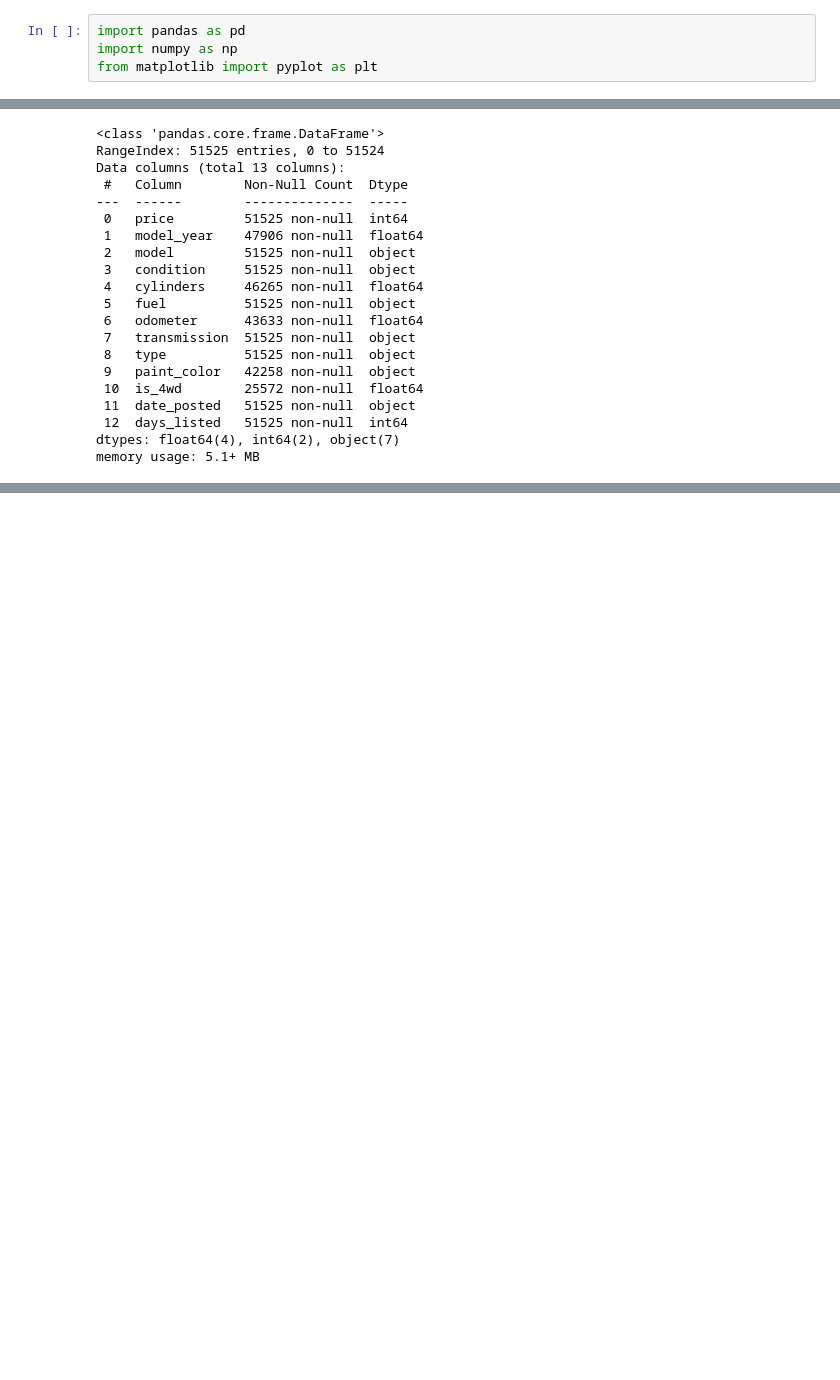
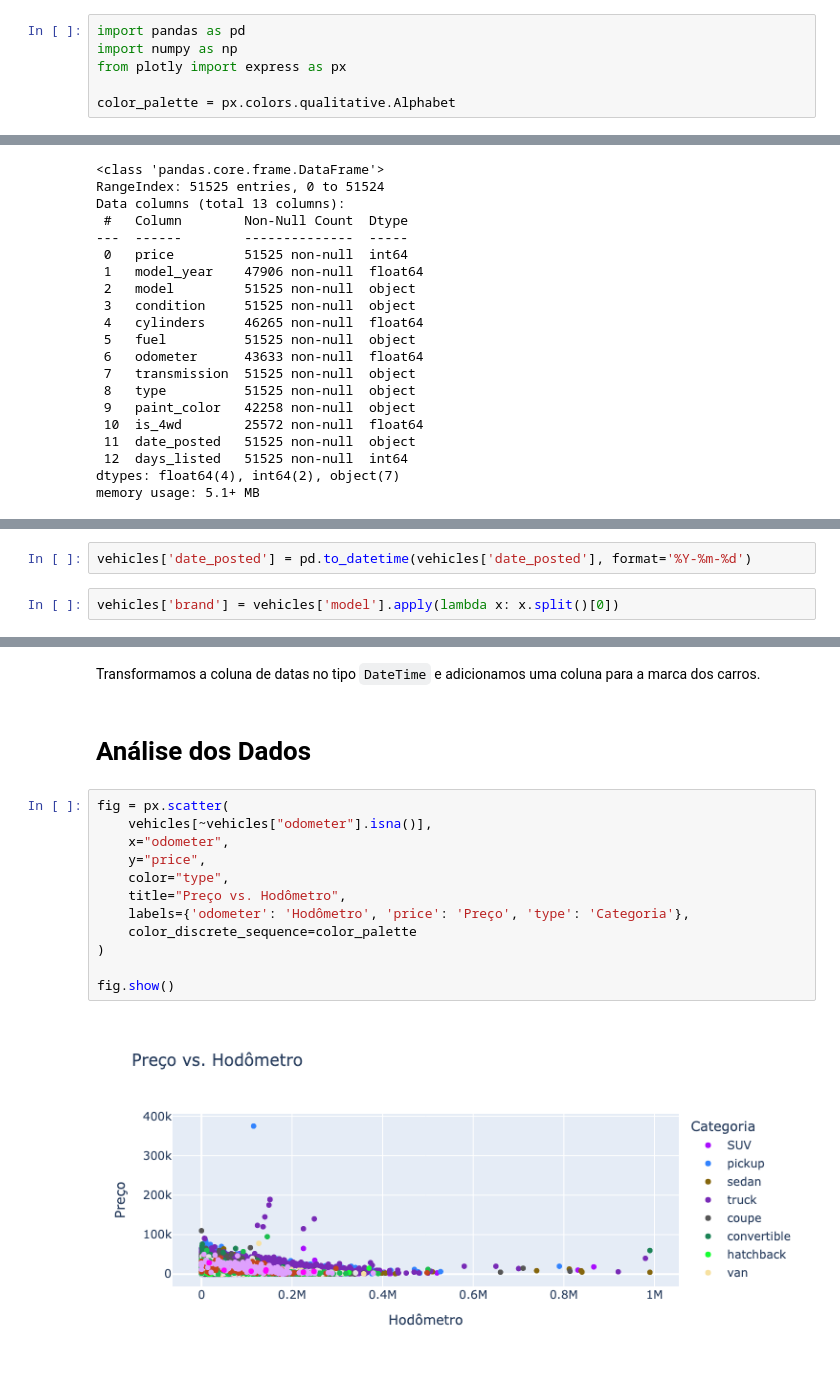
Before and after one commit to gabriel05lemos/Projeto5_Tripleten, a Jupyter notebook: notebooks/EDA.ipynb, the cells around one changed output, grey strips where cells are left out. Saved outputs shown, nothing was run; the diff lists cells and outputs as text; blank space fills up the shorter version.

Commit message:
Análise no Notebook

```diff
--- a/notebooks/EDA.ipynb
+++ b/notebooks/EDA.ipynb
@@ -1,7 +3,9 @@
 # %%
 import pandas as pd
 import numpy as np
-from matplotlib import pyplot as plt
+from plotly import express as px
+
+color_palette = px.colors.qualitative.Alphabet
 # %%
 vehicles = pd.read_csv('../vehicles.csv')
 
@@ -38,0 +51,4 @@ memory usage: 5.1+ MB
+# %%
+vehicles['date_posted'] = pd.to_datetime(vehicles['date_posted'], format='%Y-%m-%d')
+# %%
+vehicles['brand'] = vehicles['model'].apply(lambda x: x.split()[0])
@@ -38,0 +75,18 @@ memory usage: 5.1+ MB
+# %% [markdown]
+Transformamos a coluna de datas no tipo `DateTime` e adicionamos uma coluna para a marca dos carros.
+# %% [markdown]
+# Análise dos Dados
+# %%
+fig = px.scatter(
+    vehicles[~vehicles["odometer"].isna()],
+    x="odometer",
+    y="price",
+    color="type",
+    title="Preço vs. Hodômetro",
+    labels={'odometer': 'Hodômetro', 'price': 'Preço', 'type': 'Categoria'},
+    color_discrete_sequence=color_palette
+)
+
+fig.show()
+# %% [output]
+[figure, added]
```
Also changed, not shown: parts of 8 cells of this notebook, 3 other files.
